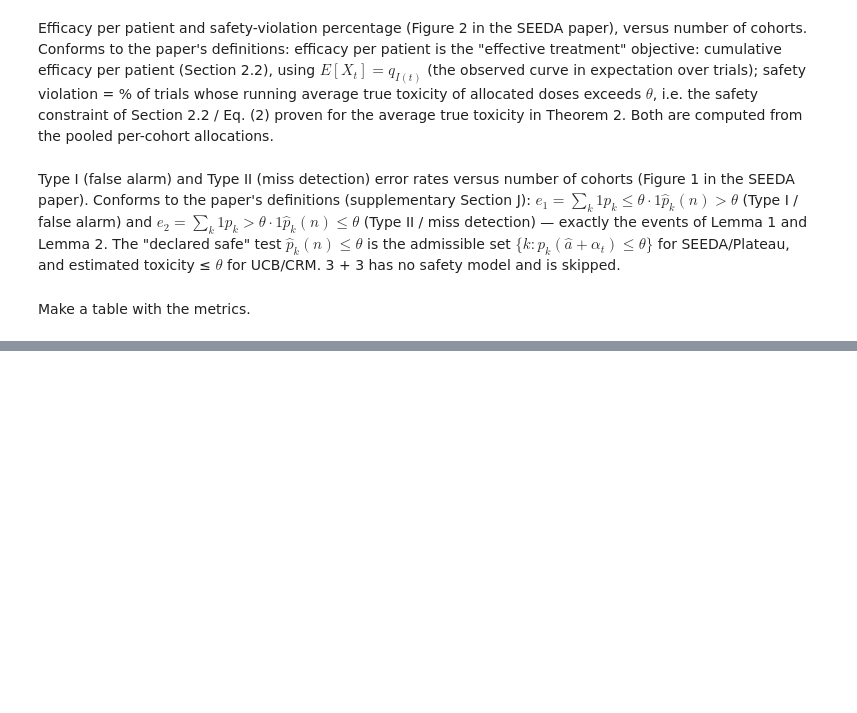
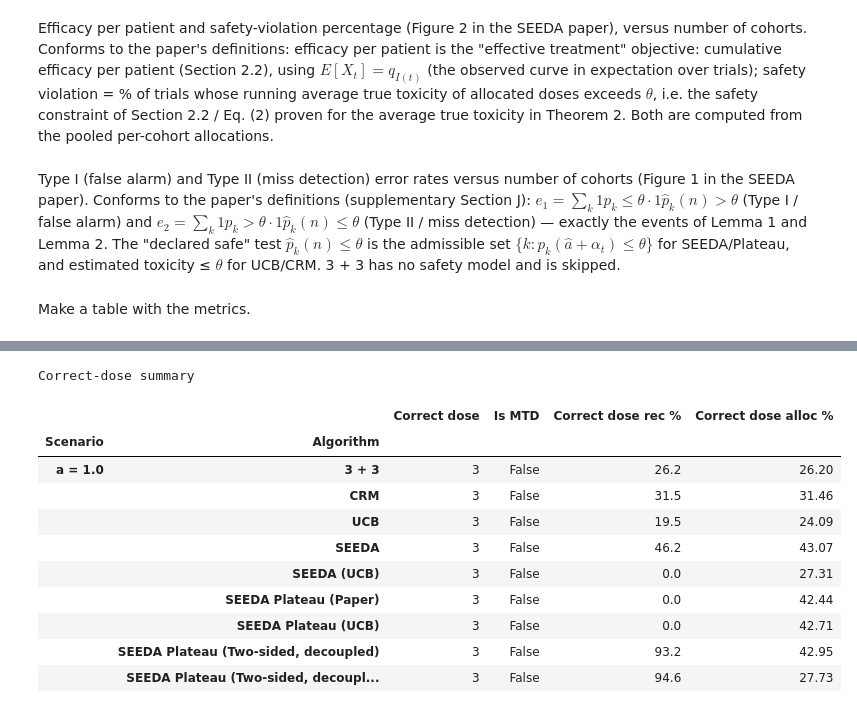
Before and after one commit to Lydia-Lim/MAB-Dose-Escalation, a Jupyter notebook: experiments/benchmarks original paper.ipynb, the cells around one changed output, grey strips where cells are left out. Drawn from its saved outputs; the diff is of its cells as text; code cells hidden in the pictures; blank space fills up the shorter version.

```diff
--- a/experiments/benchmarks original paper.ipynb
+++ b/experiments/benchmarks original paper.ipynb
@@ -1211,3 +738,26 @@ Correct-dose summary
+# %%
+# Long-format (scenario, algorithm, dose) table feeding the correct-dose summary below.
+# Table 2 further down uses the raw maps directly, not this table.
+asym_table = build_results_table(
+    a_algo_rec_map, a_algo_alloc_map, OPTIMAL_DOSES, N_LEVELS, ALGOS
+)
+
+correct_summary = build_correct_dose_summary(asym_table, CORRECT_MTDS)
+print("Correct-dose summary")
+display(correct_summary)
+# %% [output]
+Correct-dose summary
+|  |  | Correct dose | Is MTD | Correct dose rec % | Correct dose alloc % |
+| Scenario | Algorithm |  |  |  |  |
+| a = 1.0 | 3 + 3 | 3 | False | 26.2 | 26.20 |
+|  | CRM | 3 | False | 31.5 | 31.46 |
+|  | UCB | 3 | False | 19.5 | 24.09 |
+|  | SEEDA | 3 | False | 46.2 | 43.07 |
+|  | SEEDA (UCB) | 3 | False | 0.0 | 27.31 |
+|  | SEEDA Plateau (Paper) | 3 | False | 0.0 | 42.44 |
+|  | SEEDA Plateau (UCB) | 3 | False | 0.0 | 42.71 |
+|  | SEEDA Plateau (Two-sided, decoupled) | 3 | False | 93.2 | 42.95 |
+|  | SEEDA Plateau (Two-sided, decoupl... | 3 | False | 94.6 | 27.73 |
 # %%
 # Paper Table 2 layout (Recommended | Allocated side by side, mean over two lines
 # with (std) beneath). Optimal biological dose (Dose 3) highlighted.
```
Also changed, not shown: parts of 22 cells of this notebook, 39 other files.
